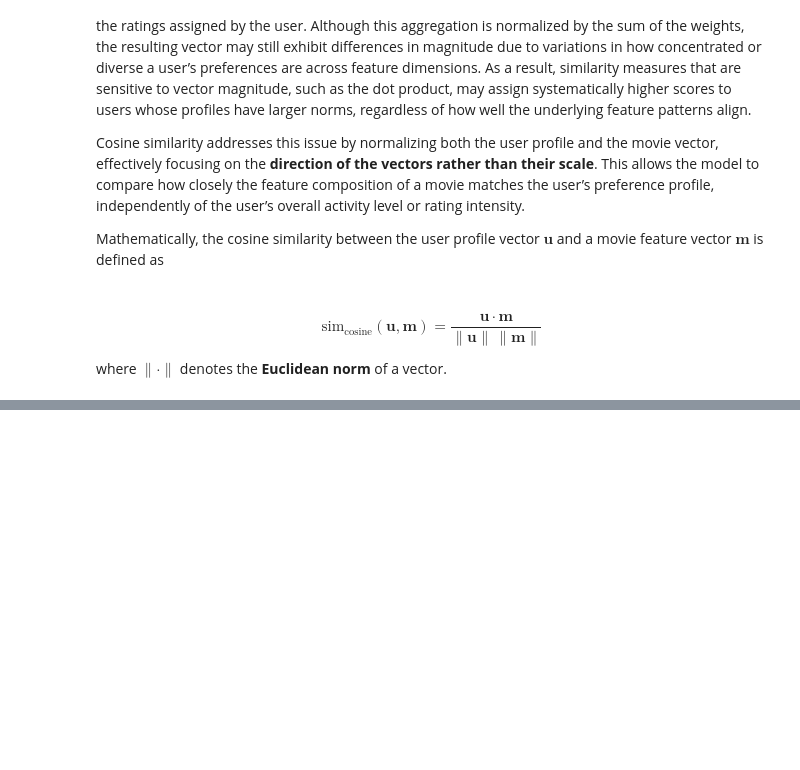
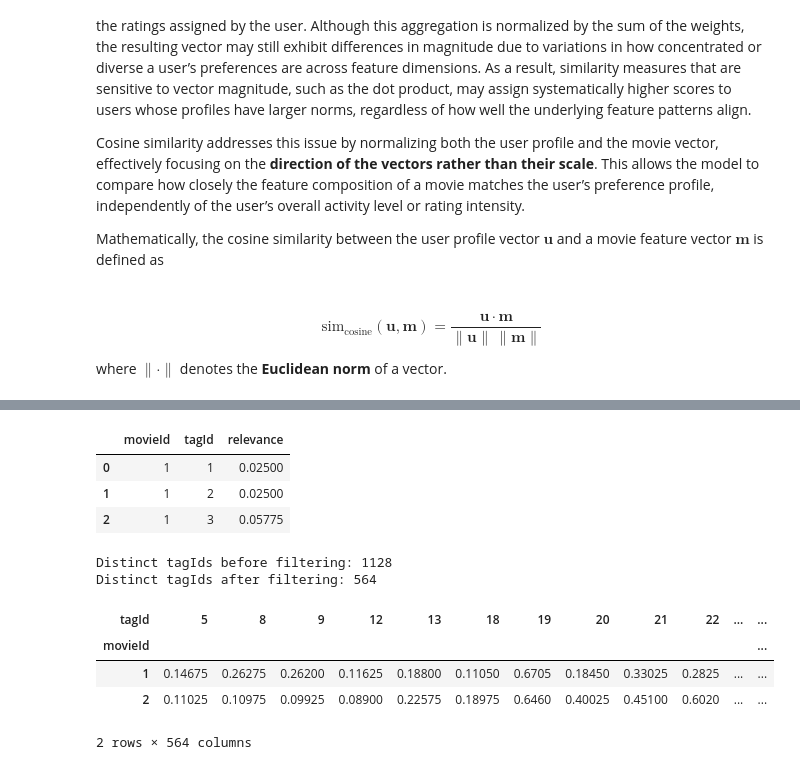
Before and after one commit to Croci-Yuri/Hybrid_Movie_Recommendation_System, a Jupyter notebook: notebooks/05_content_F.ipynb, the cells around one changed output, grey strips where cells are left out. Drawn from its saved outputs; the diff is of its cells as text; code cells hidden in the pictures; blank space fills up the shorter version.

```diff
--- a/notebooks/05_content_F.ipynb
+++ b/notebooks/05_content_F.ipynb
@@ -87,0 +230,35 @@ This combination of categorical, numerical, and derived features forms the basis
+# %%
+# Import genome_scores
+genome_scores = pd.read_csv('../data/processed/genome_scores.csv')
+genome_scores.head(3)
+# %% [output]
+|  | movieId | tagId | relevance |
+| 0 | 1 | 1 | 0.02500 |
+| 1 | 1 | 2 | 0.02500 |
+| 2 | 1 | 3 | 0.05775 |
+# %%
+# Find 50% tagId with most variance across moviesId
+tag_variances = genome_scores.groupby('tagId')['relevance'].var()
+top_50_percent_tags = tag_variances.nlargest(int(len(tag_variances) * 0.5)).index
+
+# Filter genome_scores to keep only top 60% tags
+filtered_genome_scores = genome_scores[genome_scores['tagId'].isin(top_50_percent_tags)]
+# %%
+# Compare distinct tagIds before and after filtering
+before_tags = genome_scores['tagId'].nunique()
+after_tags = filtered_genome_scores['tagId'].nunique()
+print(f"Distinct tagIds before filtering: {before_tags}")
+print(f"Distinct tagIds after filtering: {after_tags}")
+# %% [output]
+Distinct tagIds before filtering: 1128
+Distinct tagIds after filtering: 564
+# %%
+# Pivot the filtered genome_scores to create movie-tag matrix
+movie_tag_matrix = filtered_genome_scores.pivot(index='movieId', columns='tagId', values='relevance').fillna(0)
+movie_tag_matrix.head(2)
+# %% [output]
+| tagId | 5 | 8 | 9 | 12 | 13 | 18 | 19 | 20 | 21 | 22 | ... | ... |
+| movieId |  |  |  |  |  |  |  |  |  |  |  | ... |
+| 1 | 0.14675 | 0.26275 | 0.26200 | 0.11625 | 0.18800 | 0.11050 | 0.6705 | 0.18450 | 0.33025 | 0.2825 | ... | ... |
+| 2 | 0.11025 | 0.10975 | 0.09925 | 0.08900 | 0.22575 | 0.18975 | 0.6460 | 0.40025 | 0.45100 | 0.6020 | ... | ... |
+2 rows × 564 columns
```
Also changed, not shown: parts of 45 cells of this notebook, 5 other files.
